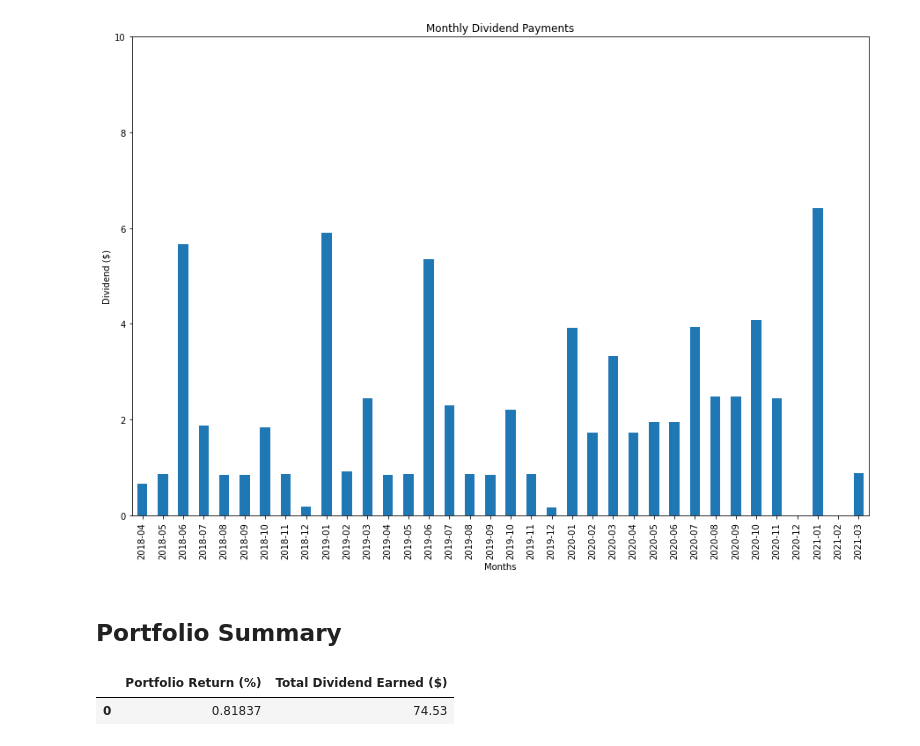
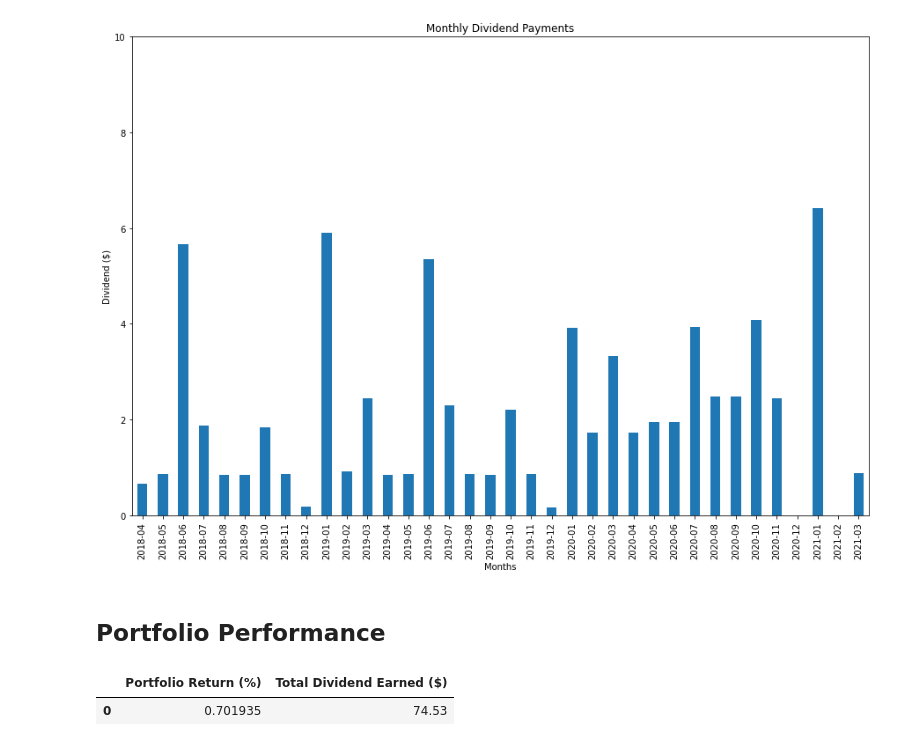
Before and after one commit to eshinhw/quant-portfolio-visualizer, a Jupyter notebook: Questrade Portfolio Manager.ipynb, the cells around one changed output. Drawn from its saved outputs; the diff is of its cells as text; code cells hidden in the pictures.

```diff
--- a/Questrade Portfolio Manager.ipynb
+++ b/Questrade Portfolio Manager.ipynb
@@ -33,6 +62,7 @@ acctId
 position_data = {
     'Symbol': [],
     'Description': [],
+    'Currency': [],
     'Quantities': [],
     'Market Value': [],
     'Gain/Loss (%)': []
@@ -46,18 +76,18 @@ for account in acctId:
         description = qtrade.ticker_information(symbol)['description']
         qty = position['openQuantity']
         cmv = position['currentMarketValue']
-        #cmv_str = '$ ' + str(cmv)
+        currency = qtrade.ticker_information(symbol)['currency']
         cost = position['totalCost']
         change = round(100 * (cmv - cost) / cost, 2)
-        change_str = str(change) + ' %'
 
         total_market_value = total_market_value + cmv
         total_costs = total_costs + cost
         position_data['Symbol'].append(symbol)
         position_data['Description'].append(description)
+        position_data['Currency'].append(currency)
         position_data['Quantities'].append(qty)
         position_data['Market Value'].append(cmv)
-        position_data['Gain/Loss (%)'].append(change_str)
+        position_data['Gain/Loss (%)'].append(change)
 # %%
 portfolio = pd.DataFrame(position_data)
 portfolio.set_index('Symbol', inplace=True)
@@ -131,14 +214,18 @@ monthly_div_df.plot(kind='bar',
 <AxesSubplot:title={'center':'Monthly Dividend Payments'}, xlabel='Months', ylabel='Dividend ($)'>
 [figure]
 # %% [markdown]
-## Portfolio Summary
+## Portfolio Performance
 # %%
-summary = {'Portfolio Return (%)': [], 'Total Dividend Earned ($)': []}
-summary['Portfolio Return (%)'].append(
+performance_summary = {
+    'Portfolio Return (%)': [],
+    'Total Dividend Earned ($)': []
+}
+
+performance_summary['Portfolio Return (%)'].append(
     100 * (total_market_value - total_costs) / total_costs)
-summary['Total Dividend Earned ($)'].append(total_div_earned)
-summary_df = pd.DataFrame(summary)
-summary_df
+performance_summary['Total Dividend Earned ($)'].append(total_div_earned)
+performance_df = pd.DataFrame(performance_summary)
+performance_df
 # %% [output]
 |  | Portfolio Return (%) | Total Dividend Earned ($) |
-| 0 | 0.81837 | 74.53 |
+| 0 | 0.701935 | 74.53 |
```
Also changed, not shown: parts of 15 cells of this notebook.
